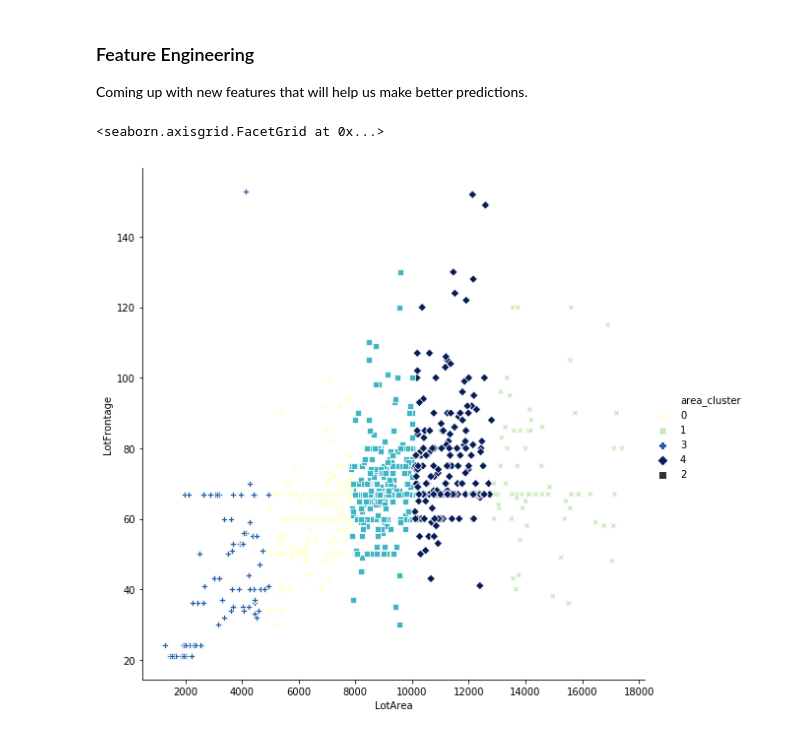
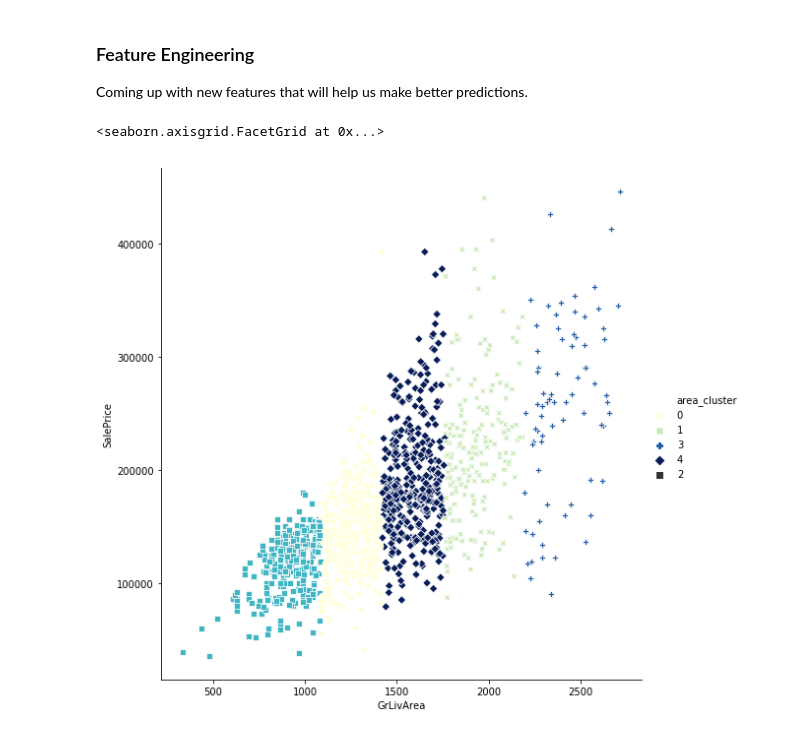
Before and after one commit to tkmaker/HousePricePrediction, a Jupyter notebook: DataPreparation.ipynb, the cells around one changed output. Drawn from its saved outputs; the diff is of its cells as text; code cells hidden in the pictures.

```diff
--- a/DataPreparation.ipynb
+++ b/DataPreparation.ipynb
@@ -433,8 +406,11 @@ Removing outliers greater than 172.0 for OpenPorchSF
 #Encode categorical variables
 encoder, new_df  = dp.encode_df(new_df,'label')
 
-#impute missing
+#impute(Fill) missing values
 new_df = dp.impute_missing_mean(new_df)
+
+#reset index since we have dropped some rows
+new_df.reset_index(drop=True, inplace=True)
 # %% [markdown]
 ### Feature Engineering
 
@@ -442,18 +418,18 @@ Coming up with new features that will help us make better predictions.
 # %%
 #Add a new column for clusters based on the area
 
 #Create a 2D array required for Kmeans clustering
-lotArea_array = np.array(new_df["LotArea"]).reshape(-1,1)
+GrLivArea_array = np.array(new_df["GrLivArea"]).reshape(-1,1)
 #Use Kmeans with 5 groups for clustering data
-kmeans = MiniBatchKMeans(n_clusters=5, batch_size=32).fit(lotArea_array)
+kmeans = MiniBatchKMeans(n_clusters=5, batch_size=32).fit(GrLivArea_array)
 
 #Assign new feature based on cluster
-new_df['area_cluster'] = kmeans.predict(lotArea_array)
+new_df['area_cluster'] = kmeans.predict(GrLivArea_array)
 
 #Plot the clusters
-sns.relplot(x='LotArea',y='LotFrontage',data=new_df,
+sns.relplot(x='GrLivArea',y='SalePrice',data=new_df,
             hue='area_cluster',style='area_cluster',height=8,
             palette='YlGnBu')
 # %% [output]
 <seaborn.axisgrid.FacetGrid at 0x...>
-[figure, old version]
+[figure, new version]
```
Also changed, not shown: parts of 6 cells of this notebook, 9 other files.
